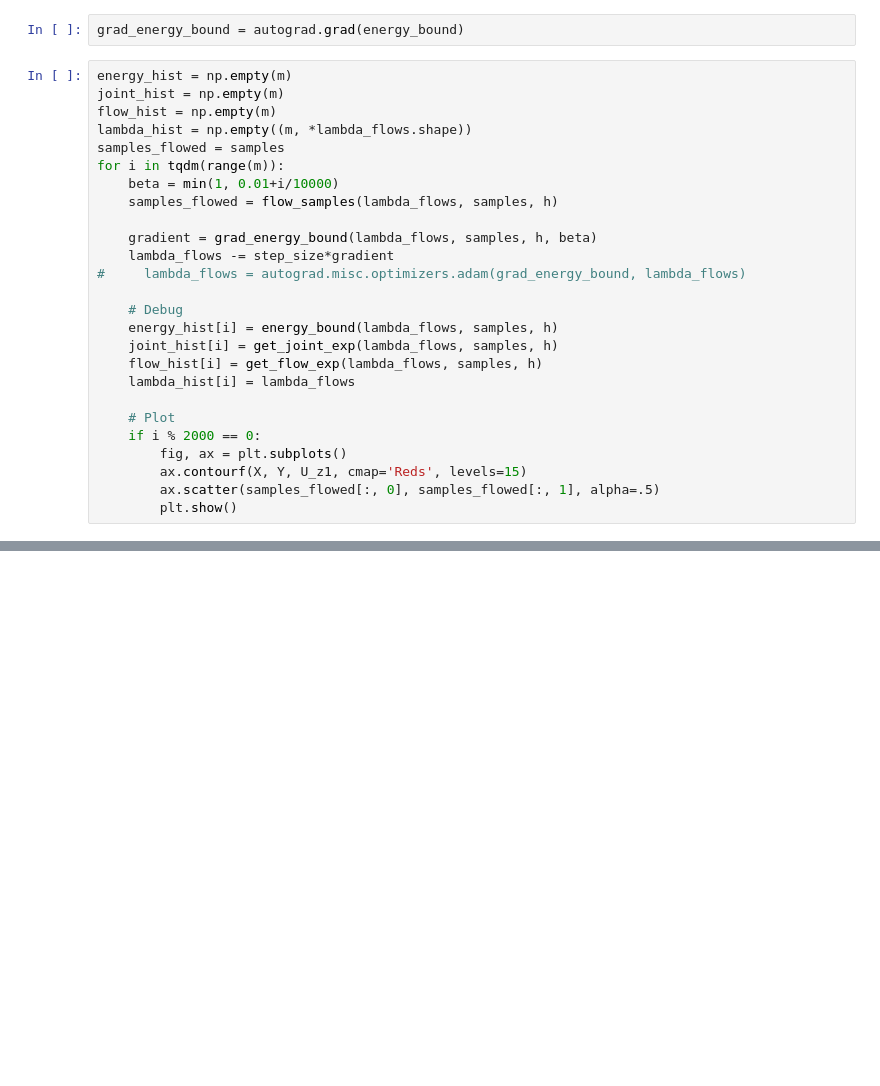
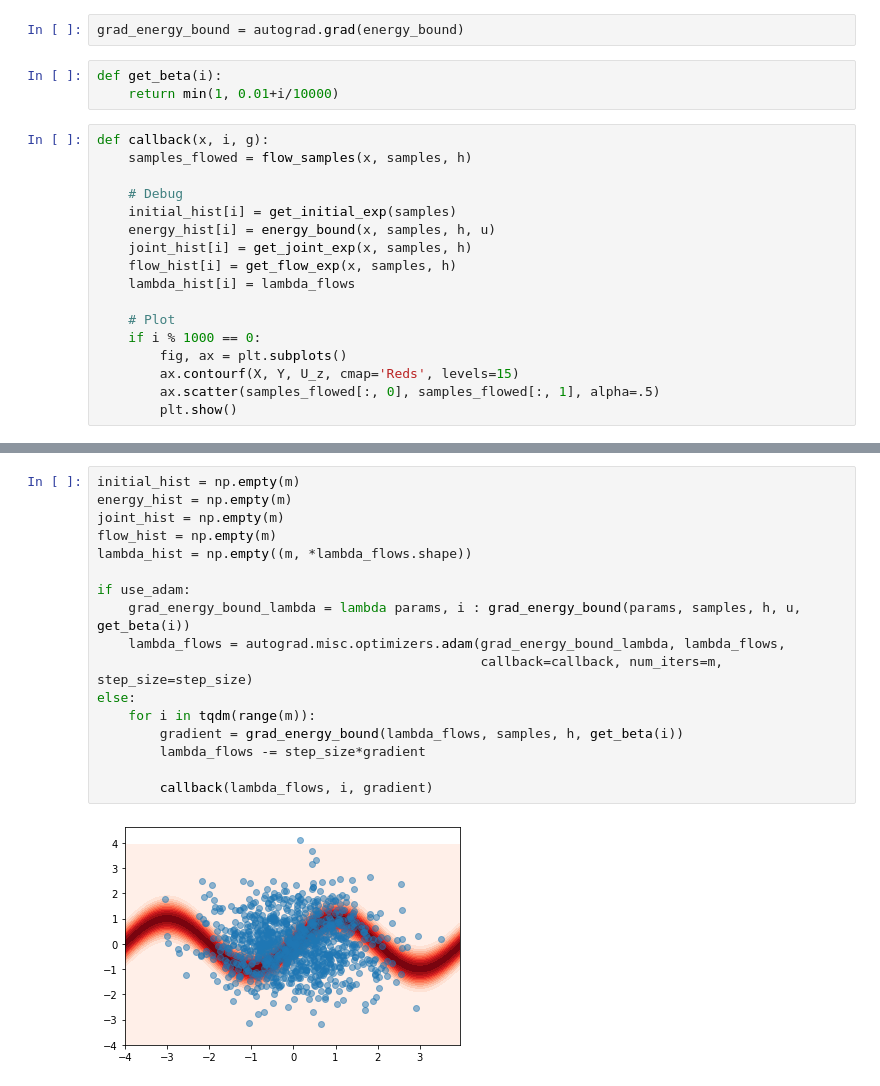
Before and after one commit to CoopLo/normalizingflows, a Jupyter notebook: flows2.ipynb, the cells around one changed output, grey strips where cells are left out. Drawn from its saved outputs; the diff is of its cells as text; blank space fills up the shorter version.

```diff
--- a/flows2.ipynb
+++ b/flows2.ipynb
@@ -94,28 +103,22 @@ def get_flow_exp(lambda_flows, z, h):
 # %%
 grad_energy_bound = autograd.grad(energy_bound)
+# %%
+def get_beta(i):
+    return min(1, 0.01+i/10000)
 # %%
-energy_hist = np.empty(m)
-joint_hist = np.empty(m)
-flow_hist = np.empty(m)
-lambda_hist = np.empty((m, *lambda_flows.shape))
-samples_flowed = samples
-for i in tqdm(range(m)):
-    beta = min(1, 0.01+i/10000)
-    samples_flowed = flow_samples(lambda_flows, samples, h)
-
-    gradient = grad_energy_bound(lambda_flows, samples, h, beta)
-    lambda_flows -= step_size*gradient
-#     lambda_flows = autograd.misc.optimizers.adam(grad_energy_bound, lambda_flows)
+def callback(x, i, g):
+    samples_flowed = flow_samples(x, samples, h)
 
     # Debug
-    energy_hist[i] = energy_bound(lambda_flows, samples, h)
-    joint_hist[i] = get_joint_exp(lambda_flows, samples, h)
-    flow_hist[i] = get_flow_exp(lambda_flows, samples, h)
+    initial_hist[i] = get_initial_exp(samples)
+    energy_hist[i] = energy_bound(x, samples, h, u)
+    joint_hist[i] = get_joint_exp(x, samples, h)
+    flow_hist[i] = get_flow_exp(x, samples, h)
     lambda_hist[i] = lambda_flows
 
     # Plot
-    if i % 2000 == 0:
+    if i % 1000 == 0:
         fig, ax = plt.subplots()
-        ax.contourf(X, Y, U_z1, cmap='Reds', levels=15)
+        ax.contourf(X, Y, U_z, cmap='Reds', levels=15)
         ax.scatter(samples_flowed[:, 0], samples_flowed[:, 1], alpha=.5)
         plt.show()
@@ -132,0 +125,19 @@ for i in tqdm(range(m)):
+# %%
+initial_hist = np.empty(m)
+energy_hist = np.empty(m)
+joint_hist = np.empty(m)
+flow_hist = np.empty(m)
+lambda_hist = np.empty((m, *lambda_flows.shape))
+
+if use_adam:
+    grad_energy_bound_lambda = lambda params, i : grad_energy_bound(params, samples, h, u, get_beta(i))
+    lambda_flows = autograd.misc.optimizers.adam(grad_energy_bound_lambda, lambda_flows,
+                                                 callback=callback, num_iters=m, step_size=step_size)
+else:
+    for i in tqdm(range(m)):
+        gradient = grad_energy_bound(lambda_flows, samples, h, get_beta(i))
+        lambda_flows -= step_size*gradient
+
+        callback(lambda_flows, i, gradient)
+# %% [output]
+[figure, added]
```
Also changed, not shown: parts of 13 cells of this notebook.
